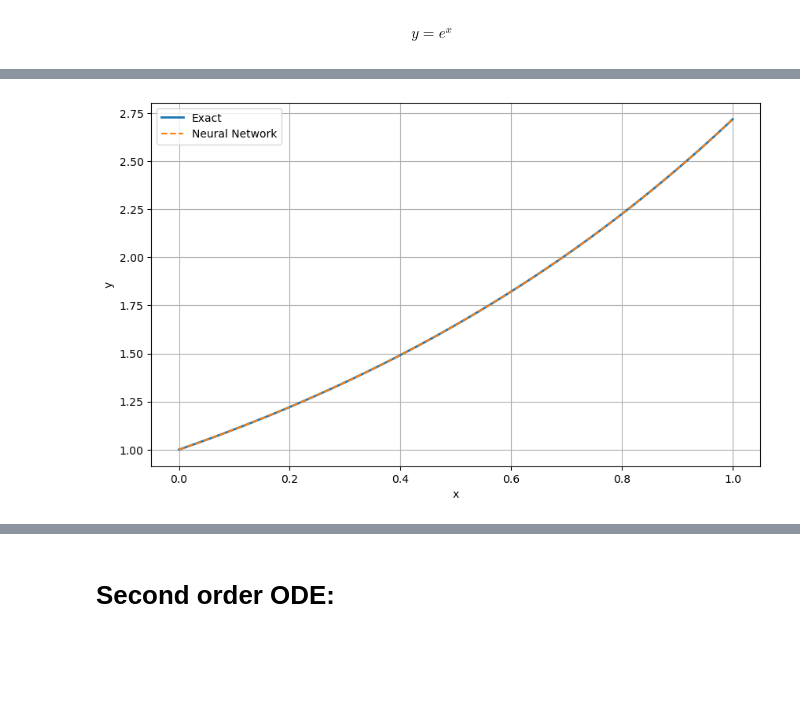
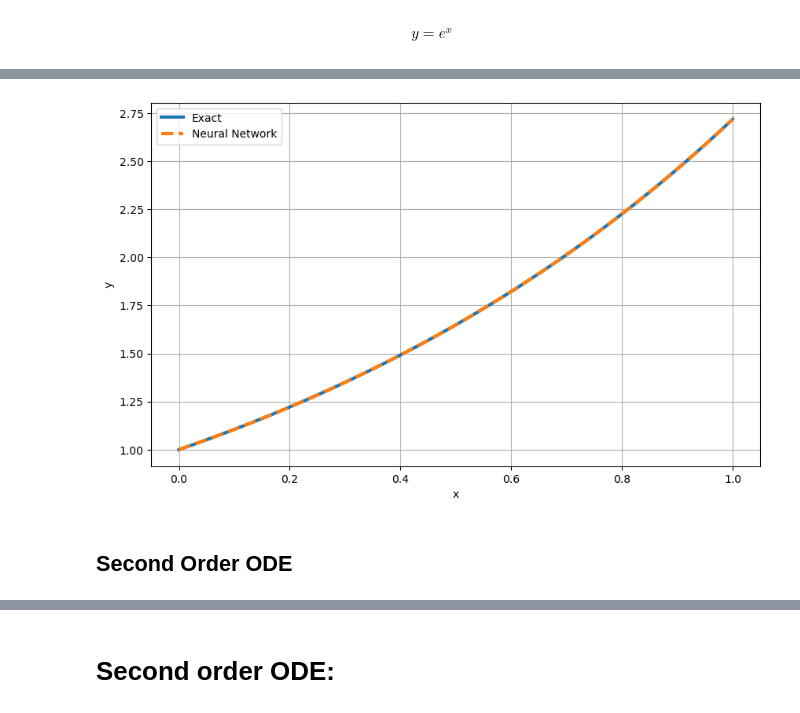
Before and after one commit to mhmdrdwn/ode, a Jupyter notebook: ODE.ipynb, the cells around one changed output, grey strips where cells are left out. Cells and saved outputs as stored; diff of their text form; code cells hidden in the pictures; blank space fills up the shorter version.

```diff
--- a/ODE.ipynb
+++ b/ODE.ipynb
@@ -146,18 +146,20 @@ Final Loss:  3.210107024642639e-08
 # %%
 import matplotlib.pyplot as plt
 
 xtest = torch.linspace(0, 1, 100)[:, None]
 with torch.no_grad():
     ypred = model(xtest)
 
 plt.figure(figsize=(10, 6))
-plt.plot(xtest, exact_func(xtest), label="Exact", linewidth=2.0)
-plt.plot(xtest, ypred, '--' ,label="Neural Network")
+plt.plot(xtest, exact_func(xtest), label="Exact", linewidth=3.0)
+plt.plot(xtest, ypred, "--" ,label="Neural Network" , linewidth=3.0)
 plt.xlabel('x')
 plt.ylabel('y')
 plt.legend()
 plt.grid()
 plt.savefig("report_modeling2.pdf", bbox_inches='tight')
 plt.show()
 # %% [output]
-[figure, old version]
+[figure, new version]
+# %% [markdown]
+## Second Order ODE
```
Also changed, not shown: parts of 22 cells of this notebook.
